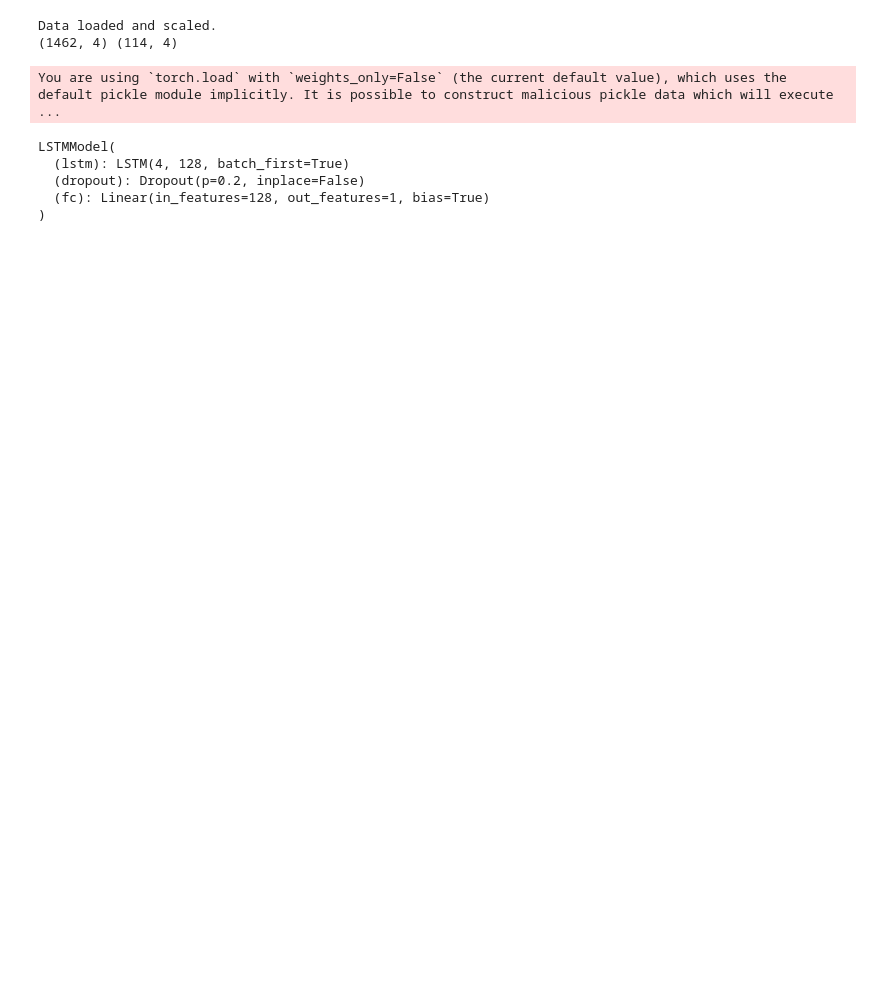
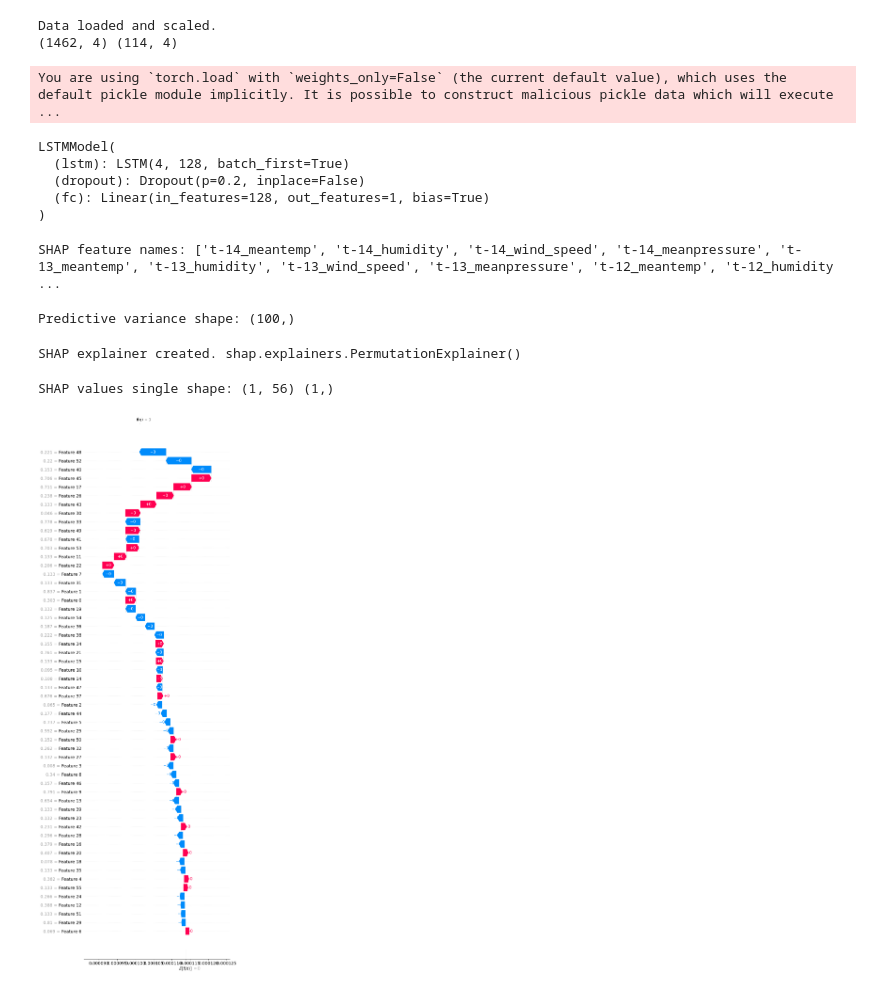
Before and after one commit to wanglaoban1993/Uncertaianty, a Jupyter notebook: code/climate_LSTM_uncertainty.ipynb, the cells around one changed output. Cells and saved outputs as stored; diff of their text form; code cells hidden in the pictures; blank space fills up the shorter version.

```diff
--- a/code/climate_LSTM_uncertainty.ipynb
+++ b/code/climate_LSTM_uncertainty.ipynb
@@ -88,12 +88,16 @@ class MCDropoutWrapper(nn.Module):
         return self.model(x)
 
 # SHAP names
-shap_feature_names = [f"t-{i // 4 + 1}_{features[i % 4]}" for i in range(LOOKBACK * 4)]
+# shap_feature_names = [f"t-{i // 4 + 1}_{features[i % 4]}" for i in range(LOOKBACK * 4)]
+shap_feature_names = [f"t-{LOOKBACK - i // 4}_{features[i % 4]}" for i in range(LOOKBACK * 4)]
+print("SHAP feature names:", shap_feature_names)
 
 # Collect multiple stochastic forward passes
 device = torch.device("cuda" if torch.cuda.is_available() else "cpu")
 model = LSTMModel(input_size=4).to(device)
 mc_model = MCDropoutWrapper(model)
+# %% [output]
+SHAP feature names: ['t-14_meantemp', 't-14_humidity', 't-14_wind_speed', 't-14_meanpressure', 't-13_meantemp', 't-13_humidity', 't-13_wind_speed', 't-13_meanpressure', 't-12_meantemp', 't-12_humidity ...
 # %%
 # SHAP setup
 shap_feature_names = [f"t-{i//4+1}_{features[i%4]}" for i in range(LOOKBACK * 4)]
@@ -108,4 +112,35 @@ for _ in range(MC_RUNS):
 
 mc_outputs = np.stack(mc_outputs, axis=0).squeeze(-1)  # [runs, samples]
 predictive_variance = np.var(mc_outputs, axis=0)  # [samples]
+# %%
+print("Predictive variance shape:", predictive_variance.shape)
+# %% [output]
+Predictive variance shape: (100,)
+# %%
+# Run SHAP on predictive variance
+explainer = shap.Explainer(lambda x: np.var(
+    np.stack([
+        mc_model(torch.tensor(x, dtype=torch.float32).view(-1, LOOKBACK, 4).to(device)).cpu().detach().numpy()
+        for _ in range(MC_RUNS)
+    ], axis=0).squeeze(-1), axis=0
+), X_test[:100].reshape(100, -1))
+
+print("SHAP explainer created.", explainer)
+# %% [output]
+SHAP explainer created. shap.explainers.PermutationExplainer()
+# %%
+# # SHAP explainer
+# explainer = shap.Explainer(model_predict, X_test[:50].reshape(50, -1))
+
+# One sample explanation
+shap_values_single = explainer(X_test[0].reshape(1, -1))
+# print("SHAP values single:", shap_values_single.base_values, shap_values_single, )
+print("SHAP values single shape:", shap_values_single.shape, shap_values_single.base_values.shape)
+
+shap_values_single[0].feature_names = shap_feature_names  # override default feature names
+shap_values_single[0].display_data = X_test[0].reshape(1, -1)  # make sure input values are shown correctly
+shap.plots.waterfall(shap_values_single[0], max_display=14*4)
+# %% [output]
+SHAP values single shape: (1, 56) (1,)
+[figure, added]
 # %%
```
Also changed, not shown: parts of 5 cells of this notebook, 1 other file.
